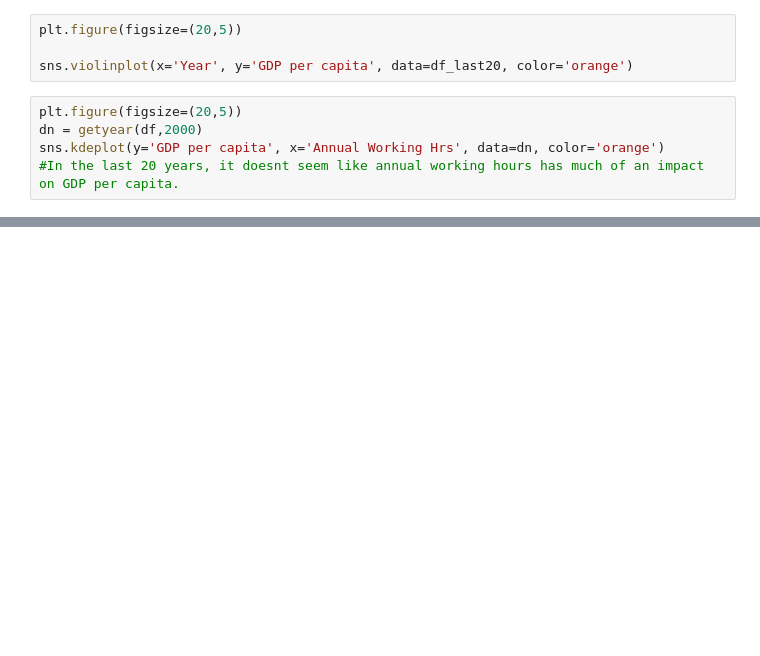
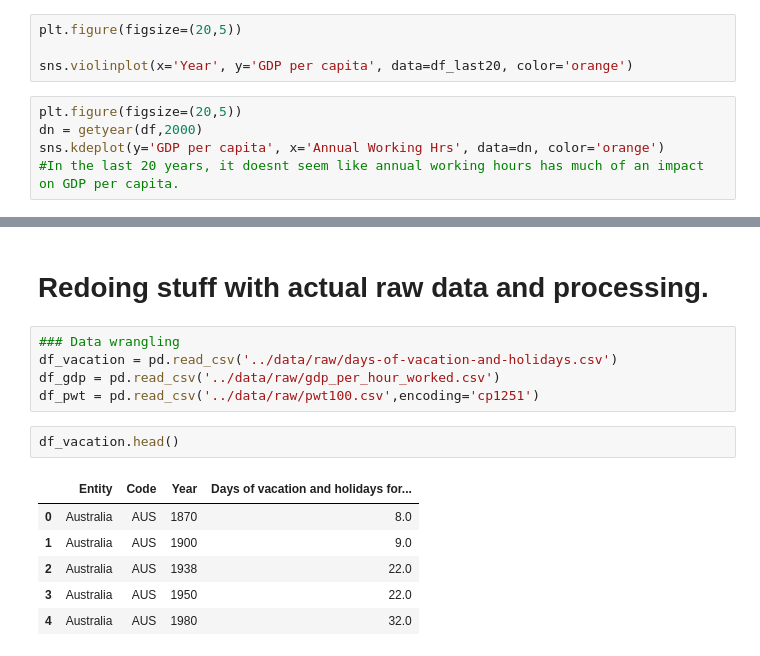
Before and after one commit to ubco-W2022T1-cosc301/project-group17, a Jupyter notebook: notebooks/analysis1-temp.ipynb, the cells around one changed output, grey strips where cells are left out. Saved outputs shown, nothing was run; the diff lists cells and outputs as text; blank space fills up the shorter version.

```diff
--- a/notebooks/analysis1-temp.ipynb
+++ b/notebooks/analysis1-temp.ipynb
@@ -101,0 +105,16 @@ sns.jointplot(x='Year', y='GDP per Vacation Days', data = df_calc)
+# %% [markdown]
+# Redoing stuff with actual raw data and processing.
+# %%
+### Data wrangling
+df_vacation = pd.read_csv('../data/raw/days-of-vacation-and-holidays.csv')
+df_gdp = pd.read_csv('../data/raw/gdp_per_hour_worked.csv')
+df_pwt = pd.read_csv('../data/raw/pwt100.csv',encoding='cp1251')
+# %%
+df_vacation.head()
+# %% [output]
+|  | Entity | Code | Year | Days of vacation and holidays for... |
+| 0 | Australia | AUS | 1870 | 8.0 |
+| 1 | Australia | AUS | 1900 | 9.0 |
+| 2 | Australia | AUS | 1938 | 22.0 |
+| 3 | Australia | AUS | 1950 | 22.0 |
+| 4 | Australia | AUS | 1980 | 32.0 |
```
Also changed, not shown: parts of 5 cells of this notebook, 2 other files.
